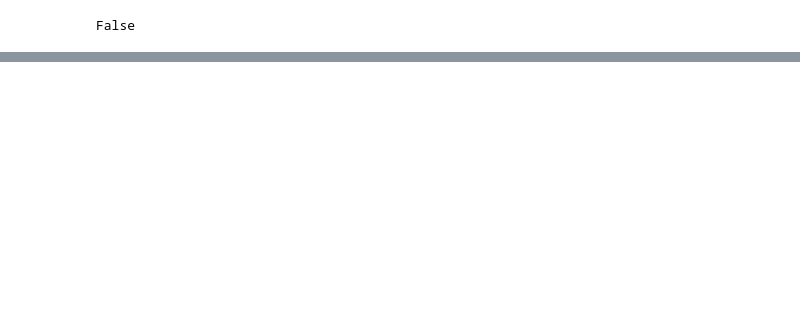
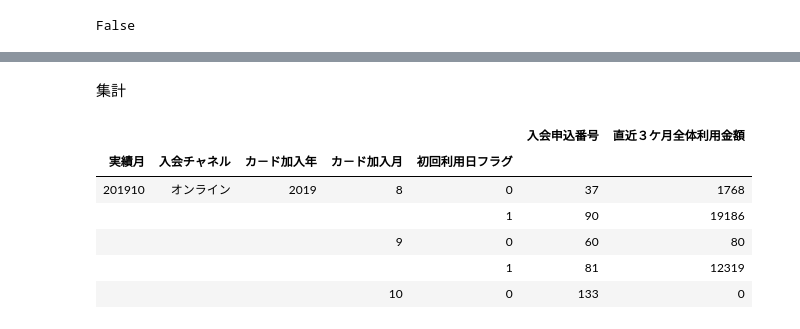
Before and after one commit to yakada/pandas_tutorial, a Jupyter notebook: data/new_cust_by_online.ipynb, the cells around one changed output, grey strips where cells are left out. Saved outputs shown, nothing was run; the diff lists cells and outputs as text; code cells hidden in the pictures; blank space fills up the shorter version.

```diff
--- a/data/new_cust_by_online.ipynb
+++ b/data/new_cust_by_online.ipynb
@@ -180,0 +137,4 @@ df_dup.head()
+# %%
+#利用無し客を置き換え
+df_dup2.loc[df_dup2['初回利用日'] <= 0, '初回利用日'] = 20301231
+df_dup2.head()
@@ -180,0 +152,3 @@ df_dup.head()
+# %%
+df_dup2['初回利用日'] = pd.to_datetime(df_dup2['初回利用日'], format = '%Y%m%d').copy()
+df_dup2.head()
@@ -242,0 +172,19 @@ df_trim.to_csv('n29.csv', sep=',', index=False, encoding='utf_8_sig')
+# %% [markdown]
+集計
+# %%
+#客数
+df_count = df_dup2.groupby(['実績月','入会チャネル','カ－ド加入年','カ－ド加入月','初回利用日フラグ'])['入会申込番号'].count()
+# %%
+#金額
+df_amount= df_dup2.groupby(['実績月','入会チャネル','カ－ド加入年','カ－ド加入月','初回利用日フラグ'])['直近３ケ月全体利用金額'].sum()
+# %%
+df_merge = pd.merge(df_count, df_amount, on=['実績月','入会チャネル','カ－ド加入年','カ－ド加入月','初回利用日フラグ'], how='inner')
+df_merge.head()
+# %% [output]
+|  |  |  |  |  | 入会申込番号 | 直近３ケ月全体利用金額 |
+| 実績月 | 入会チャネル | カ－ド加入年 | カ－ド加入月 | 初回利用日フラグ |  |  |
+| 201910 | オンライン | 2019 | 8 | 0 | 37 | 1768 |
+|  |  |  |  | 1 | 90 | 19186 |
+|  |  |  | 9 | 0 | 60 | 80 |
+|  |  |  |  | 1 | 81 | 12319 |
+|  |  |  | 10 | 0 | 133 | 0 |
```
Also changed, not shown: parts of 42 cells of this notebook, 1 other file.
